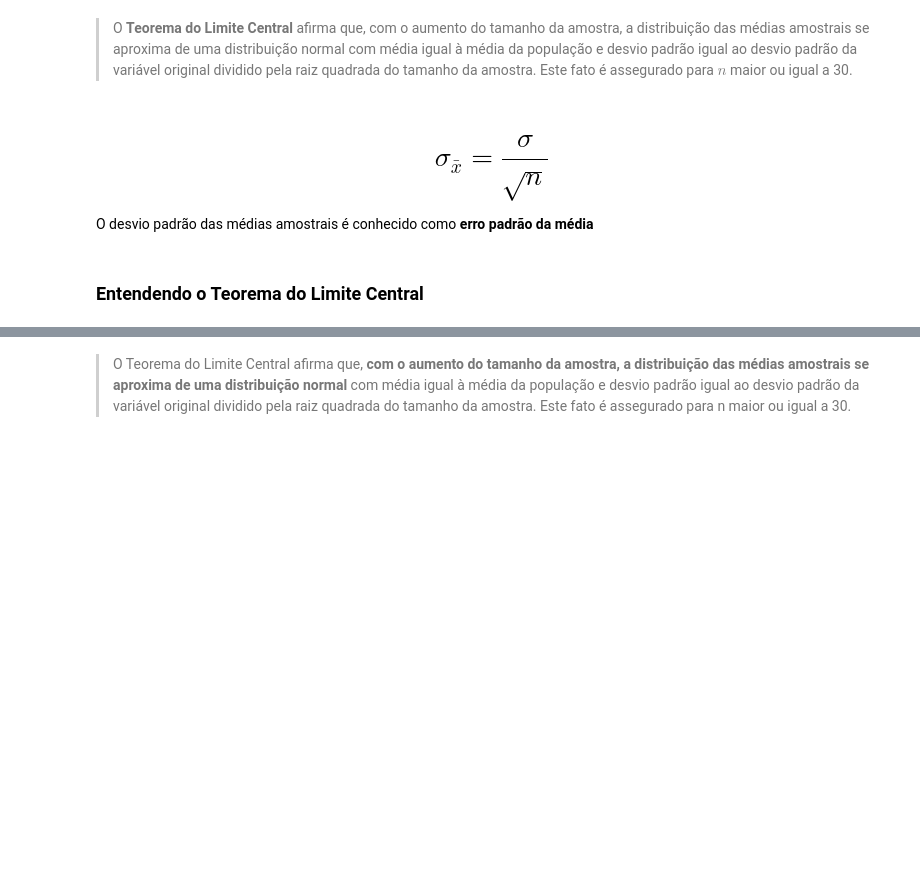
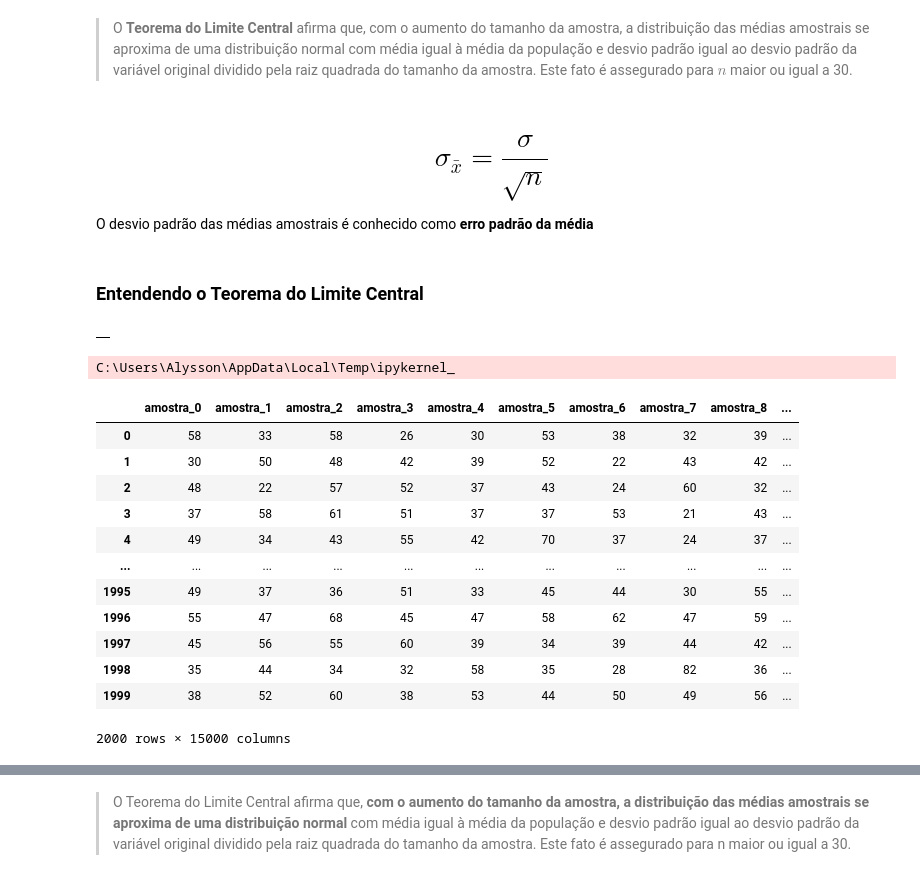
Before and after one commit to alyssonhyago/Cursos_Alura, a Jupyter notebook: Data_Science/Probabilidade_e_Amostragem/Curso_de_Estatística_Parte_2.ipynb, the cells around one changed output, grey strips where cells are left out. Saved outputs shown, nothing was run; the diff lists cells and outputs as text; code cells hidden in the pictures; blank space fills up the shorter version.

```diff
--- a/Data_Science/Probabilidade_e_Amostragem/Curso_de_Estatística_Parte_2.ipynb
+++ b/Data_Science/Probabilidade_e_Amostragem/Curso_de_Estatística_Parte_2.ipynb
@@ -886,7 +886,7 @@ Suponha que os pesos dos sacos de arroz de uma indústria alimentícia se distri
 # %% [markdown]
 > O **Teorema do Limite Central** afirma que, com o aumento do tamanho da amostra, a distribuição das médias amostrais se aproxima de uma distribuição normal com média igual à média da população e desvio padrão igual ao desvio padrão da variável original dividido pela raiz quadrada do tamanho da amostra. Este fato é assegurado para $n$ maior ou igual a 30.
 # %% [markdown]
-# $$\sigma_\bar{x} = \frac{\sigma}{\sqrt{n}}$$
+# $$\sigma_{\bar{x}} = \frac{\sigma}{\sqrt{n}}$$
 
 O desvio padrão das médias amostrais é conhecido como **erro padrão da média**
 # %% [markdown]
@@ -893,0 +903,27 @@ O desvio padrão das médias amostrais é conhecido como **erro padrão da médi
+# %%
+amostras = pd.DataFrame()
+amostras
+# %% [output]
+|  |
+# %%
+for i in range(total_de_amostras):
+    _ = dados.Idade.sample(n)
+    _.index = range(0,len(_))
+    amostras['amostra_' + str(i)] = _
+
+amostras
+# %% [output]
+C:\Users\Alysson\AppData\Local\Temp\ipykernel_
+|  | amostra_0 | amostra_1 | amostra_2 | amostra_3 | amostra_4 | amostra_5 | amostra_6 | amostra_7 | amostra_8 | ... |
+| 0 | 58 | 33 | 58 | 26 | 30 | 53 | 38 | 32 | 39 | ... |
+| 1 | 30 | 50 | 48 | 42 | 39 | 52 | 22 | 43 | 42 | ... |
+| 2 | 48 | 22 | 57 | 52 | 37 | 43 | 24 | 60 | 32 | ... |
+| 3 | 37 | 58 | 61 | 51 | 37 | 37 | 53 | 21 | 43 | ... |
+| 4 | 49 | 34 | 43 | 55 | 42 | 70 | 37 | 24 | 37 | ... |
+| ... | ... | ... | ... | ... | ... | ... | ... | ... | ... | ... |
+| 1995 | 49 | 37 | 36 | 51 | 33 | 45 | 44 | 30 | 55 | ... |
+| 1996 | 55 | 47 | 68 | 45 | 47 | 58 | 62 | 47 | 59 | ... |
+| 1997 | 45 | 56 | 55 | 60 | 39 | 34 | 39 | 44 | 42 | ... |
+| 1998 | 35 | 44 | 34 | 32 | 58 | 35 | 28 | 82 | 36 | ... |
+| 1999 | 38 | 52 | 60 | 38 | 53 | 44 | 50 | 49 | 56 | ... |
+2000 rows × 15000 columns
```
Also changed, not shown: parts of 47 cells of this notebook, 2 other files.
